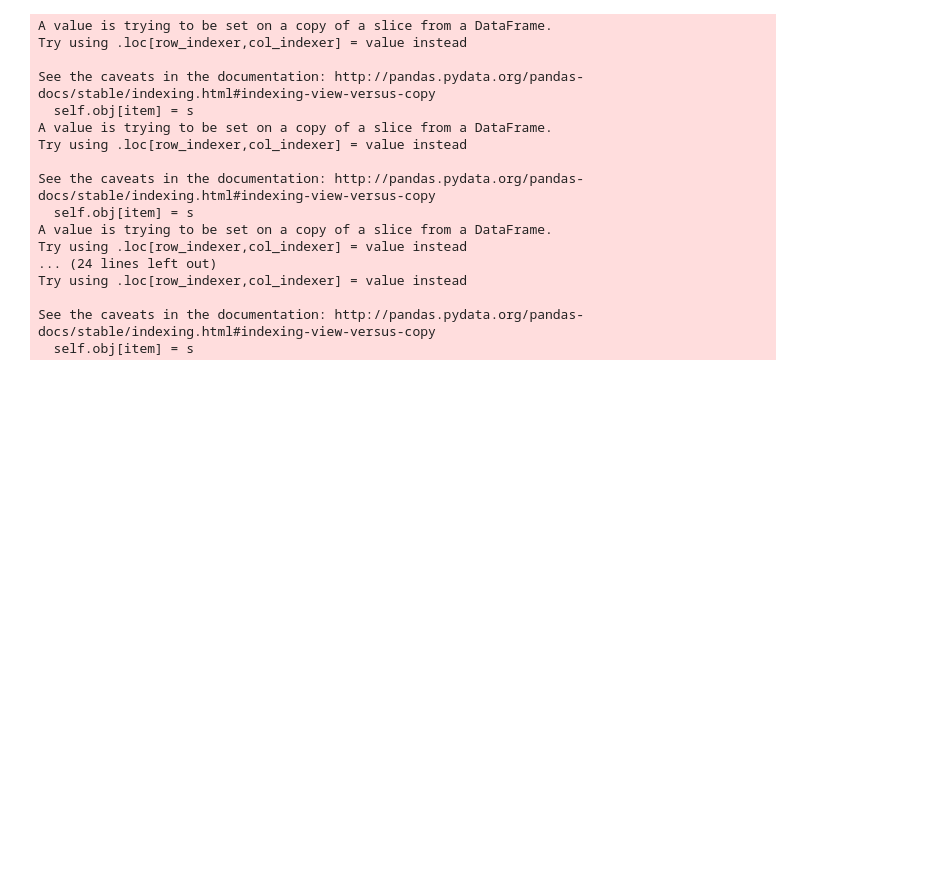
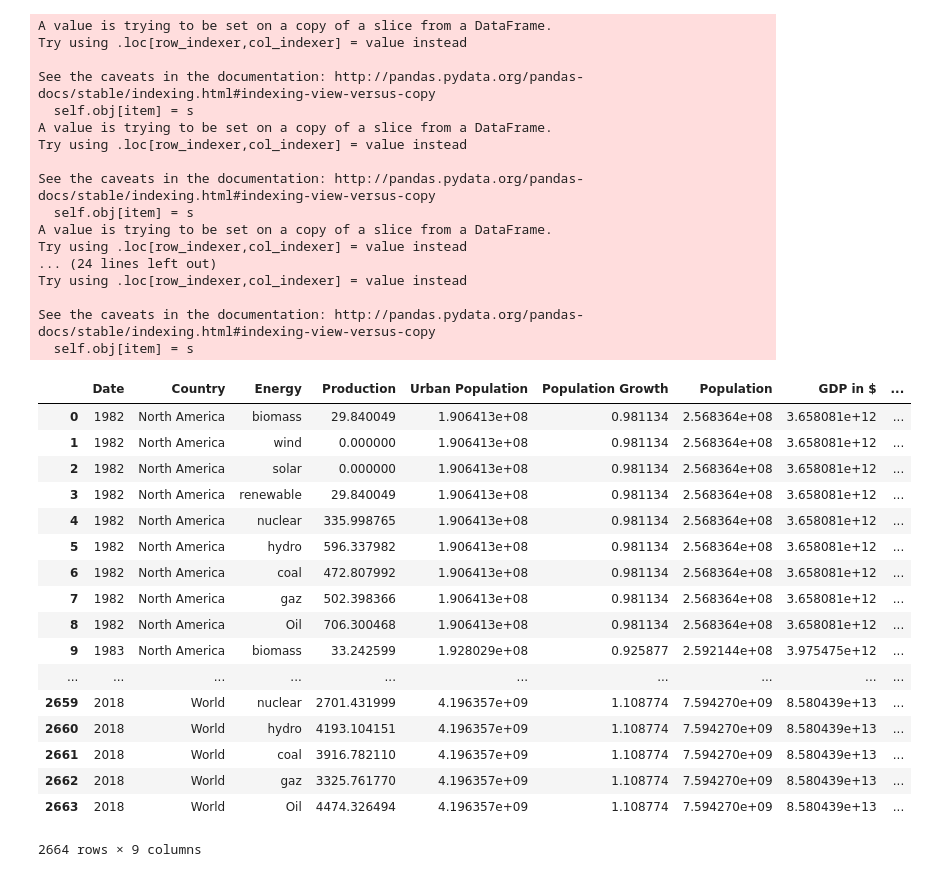
Before and after one commit to KevinFerin/HackatonMDI720, a Jupyter notebook: src/Hackathon.ipynb, the cells around one changed output. Drawn from its saved outputs; the diff is of its cells as text; code cells hidden in the pictures; blank space fills up the shorter version.

Commit message:
production selon les energies

```diff
--- a/src/Hackathon.ipynb
+++ b/src/Hackathon.ipynb
@@ -275,0 +290,21 @@ merged_data_cleaned.to_csv(pathToSave+"/Co2_predicted.csv")
+# %%
+merged_data_cleaned
+# %% [output]
+|  | Date | Country | Energy | Production | Urban Population | Population Growth | Population | GDP in $ | ... |
+| 0 | 1982 | North America | biomass | 29.840049 | 1.906413e+08 | 0.981134 | 2.568364e+08 | 3.658081e+12 | ... |
+| 1 | 1982 | North America | wind | 0.000000 | 1.906413e+08 | 0.981134 | 2.568364e+08 | 3.658081e+12 | ... |
+| 2 | 1982 | North America | solar | 0.000000 | 1.906413e+08 | 0.981134 | 2.568364e+08 | 3.658081e+12 | ... |
+| 3 | 1982 | North America | renewable | 29.840049 | 1.906413e+08 | 0.981134 | 2.568364e+08 | 3.658081e+12 | ... |
+| 4 | 1982 | North America | nuclear | 335.998765 | 1.906413e+08 | 0.981134 | 2.568364e+08 | 3.658081e+12 | ... |
+| 5 | 1982 | North America | hydro | 596.337982 | 1.906413e+08 | 0.981134 | 2.568364e+08 | 3.658081e+12 | ... |
+| 6 | 1982 | North America | coal | 472.807992 | 1.906413e+08 | 0.981134 | 2.568364e+08 | 3.658081e+12 | ... |
+| 7 | 1982 | North America | gaz | 502.398366 | 1.906413e+08 | 0.981134 | 2.568364e+08 | 3.658081e+12 | ... |
+| 8 | 1982 | North America | Oil | 706.300468 | 1.906413e+08 | 0.981134 | 2.568364e+08 | 3.658081e+12 | ... |
+| 9 | 1983 | North America | biomass | 33.242599 | 1.928029e+08 | 0.925877 | 2.592144e+08 | 3.975475e+12 | ... |
+| ... | ... | ... | ... | ... | ... | ... | ... | ... | ... |
+| 2659 | 2018 | World | nuclear | 2701.431999 | 4.196357e+09 | 1.108774 | 7.594270e+09 | 8.580439e+13 | ... |
+| 2660 | 2018 | World | hydro | 4193.104151 | 4.196357e+09 | 1.108774 | 7.594270e+09 | 8.580439e+13 | ... |
+| 2661 | 2018 | World | coal | 3916.782110 | 4.196357e+09 | 1.108774 | 7.594270e+09 | 8.580439e+13 | ... |
+| 2662 | 2018 | World | gaz | 3325.761770 | 4.196357e+09 | 1.108774 | 7.594270e+09 | 8.580439e+13 | ... |
+| 2663 | 2018 | World | Oil | 4474.326494 | 4.196357e+09 | 1.108774 | 7.594270e+09 | 8.580439e+13 | ... |
+2664 rows × 9 columns
```
Also changed, not shown: parts of 2 cells of this notebook, 1 other file.
